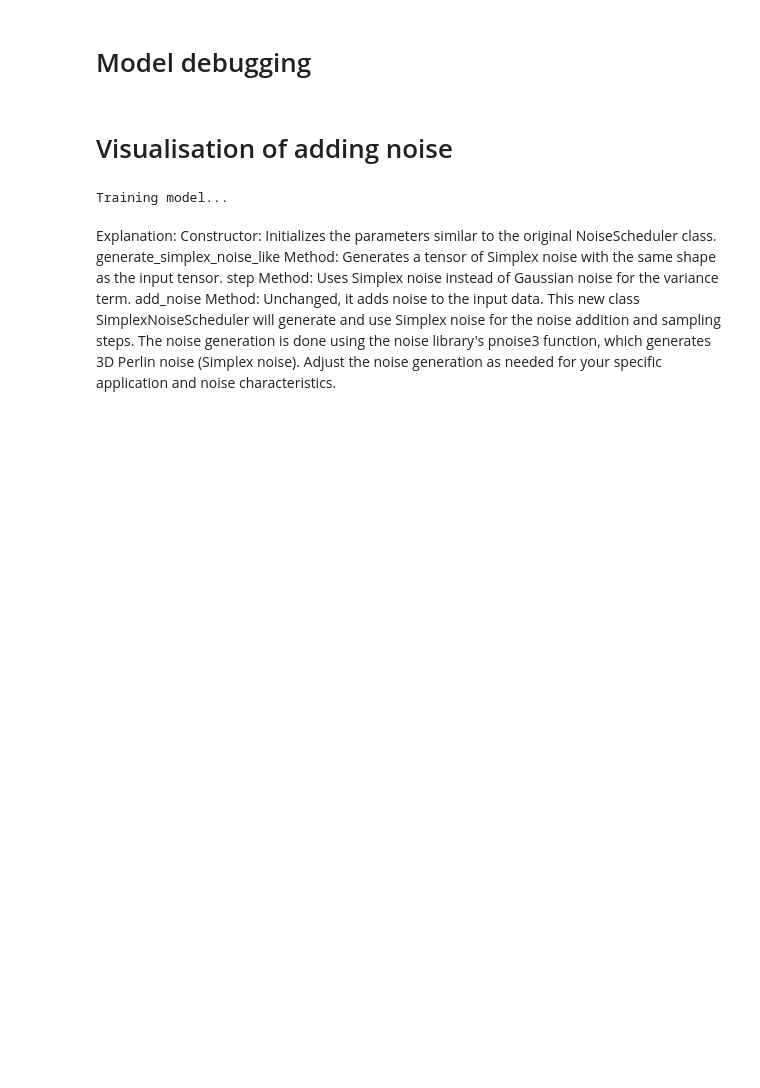
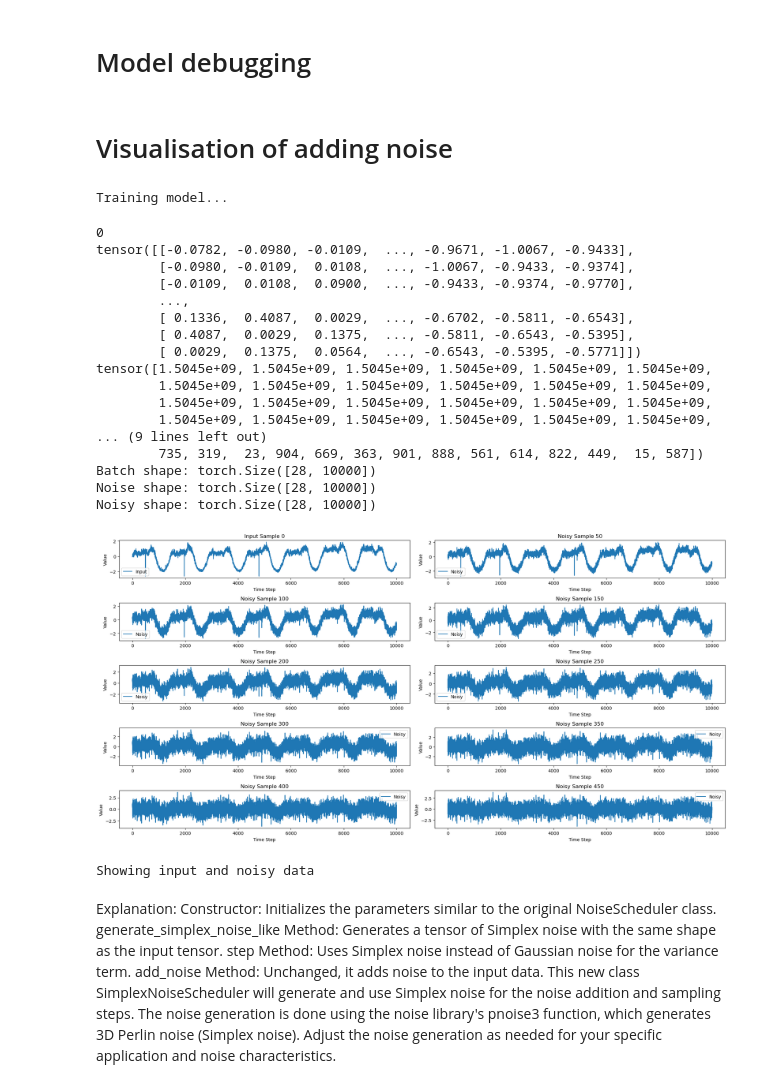
Before and after one commit to yaiciines/MAP594---Time-Series-Anomaly-Detection, a Jupyter notebook: DDPM/vis_Time_Series.ipynb, the cells around one changed output. Drawn from its saved outputs; the diff is of its cells as text; code cells hidden in the pictures; blank space fills up the shorter version.

```diff
--- a/DDPM/vis_Time_Series.ipynb
+++ b/DDPM/vis_Time_Series.ipynb
@@ -176,7 +169,7 @@ config = {
   "hidden_layers": 3,
   "time_embedding": "sinusoidal",
   "input_embedding": "sinusoidal",
-  "save_eval_step": 1,
+  "save_eval_step": 10,
   "experiment_name": "NonName",
   "beta_start": 0.0001,
   "beta_end": 0.02,
@@ -257,30 +250,53 @@ for epoch in range(config.num_epochs):
 
 
         # Visualize the input and noisy data
         fig, axs = plt.subplots(5, 2, figsize=(20, 10))
 
         # Plotting the first sample
         ax = axs[0, 0]
         ax.plot(batch[0].cpu().numpy())
         ax.set_title("Input Sample 0")
         ax.set_xlabel("Time Step")
         ax.set_ylabel("Value")
         ax.legend(["Input"])
 
         # Plotting noisy versions of the first sample
         for i in range(9):
             noisy_sample = noise_scheduler.add_noise(batch[0], noise[0], torch.tensor([(i+1)*50]))
             ax = axs[(i+1) // 2, (i+1) % 2]
             ax.plot(noisy_sample[0].cpu().numpy())
             ax.set_title(f"Noisy Sample {(i+1)*50}")
             ax.set_xlabel("Time Step")
             ax.set_ylabel("Value")
             ax.legend(["Noisy"])
 
         fig.tight_layout()
         plt.show()
         print("Showing input and noisy data")
 
+        break
+
     progress_bar.close()
+
+#Why it doesn't plot anything ?
 # %% [output]
 Training model...
+0
+tensor([[-0.0782, -0.0980, -0.0109,  ..., -0.9671, -1.0067, -0.9433],
+        [-0.0980, -0.0109,  0.0108,  ..., -1.0067, -0.9433, -0.9374],
+        [-0.0109,  0.0108,  0.0900,  ..., -0.9433, -0.9374, -0.9770],
+        ...,
+        [ 0.1336,  0.4087,  0.0029,  ..., -0.6702, -0.5811, -0.6543],
+        [ 0.4087,  0.0029,  0.1375,  ..., -0.5811, -0.6543, -0.5395],
+        [ 0.0029,  0.1375,  0.0564,  ..., -0.6543, -0.5395, -0.5771]])
+tensor([1.5045e+09, 1.5045e+09, 1.5045e+09, 1.5045e+09, 1.5045e+09, 1.5045e+09,
+        1.5045e+09, 1.5045e+09, 1.5045e+09, 1.5045e+09, 1.5045e+09, 1.5045e+09,
+        1.5045e+09, 1.5045e+09, 1.5045e+09, 1.5045e+09, 1.5045e+09, 1.5045e+09,
+        1.5045e+09, 1.5045e+09, 1.5045e+09, 1.5045e+09, 1.5045e+09, 1.5045e+09,
+... (9 lines left out)
+        735, 319,  23, 904, 669, 363, 901, 888, 561, 614, 822, 449,  15, 587])
+Batch shape: torch.Size([28, 10000])
+Noise shape: torch.Size([28, 10000])
+Noisy shape: torch.Size([28, 10000])
+[figure, added]
+Showing input and noisy data
```
Also changed, not shown: parts of 23 cells of this notebook, 1 other file.
